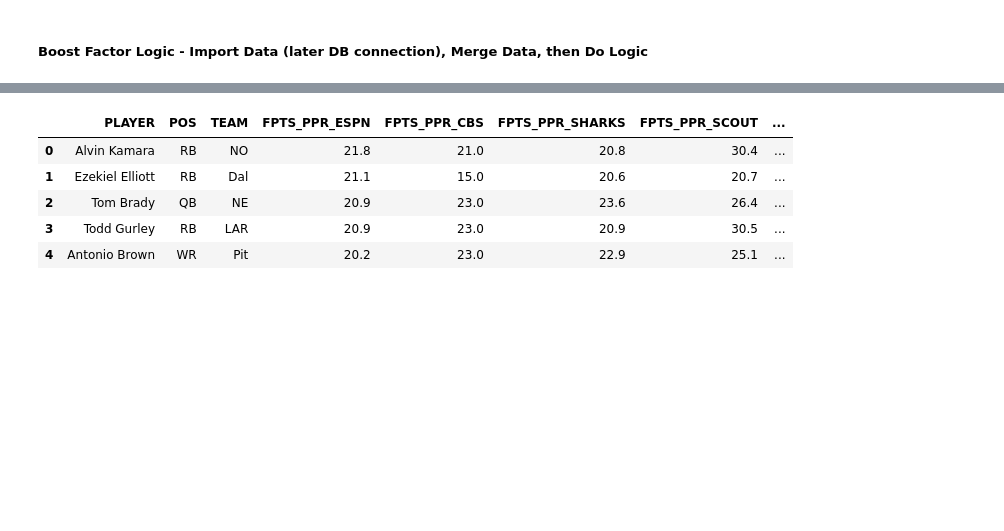
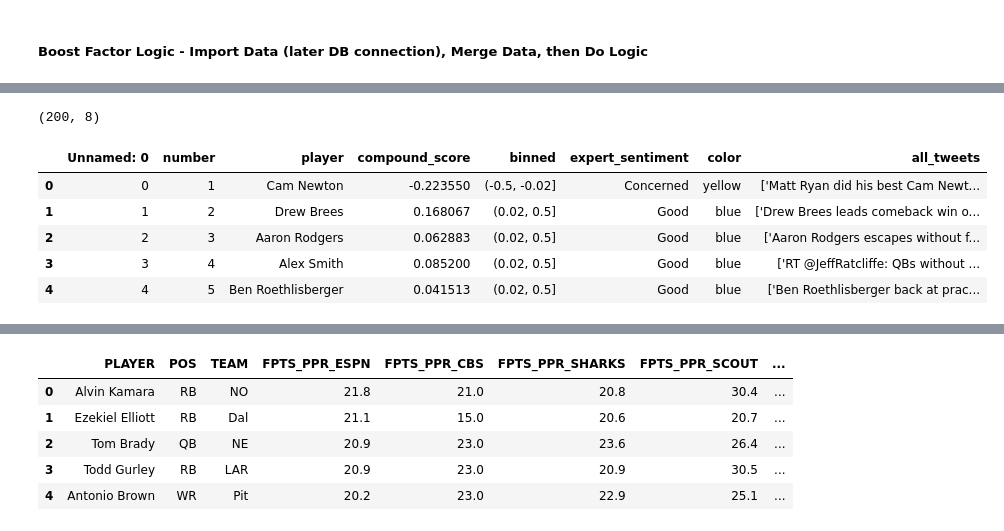
Before and after one commit to zgscherrer/Project-Fantasy-Football, a Jupyter notebook: data/exploratory_analysis/Customize Your Lineup - Trial Code.ipynb, the cells around one changed output, grey strips where cells are left out. Cells and saved outputs as stored; diff of their text form; code cells hidden in the pictures; blank space fills up the shorter version.

```diff
--- a/data/exploratory_analysis/Customize Your Lineup - Trial Code.ipynb
+++ b/data/exploratory_analysis/Customize Your Lineup - Trial Code.ipynb
@@ -148 +176,21 @@ df_tweets.head(3)
+# %%
+#get the tweet data for your week selected
+#select only columns you want
+stmt_tweets = f"""
+        SELECT *
+        FROM week_{week}_tweets
+       """
+
+#need to input db.session.bind in flask app due to different initalization process
+df_tweets = pd.read_sql_query(stmt_tweets, db)
+print(df_tweets.shape)
+df_tweets.head()
+# %% [output]
+(200, 8)
+|  | Unnamed: 0 | number | player | compound_score | binned | expert_sentiment | color | all_tweets |
+| 0 | 0 | 1 | Cam Newton | -0.223550 | (-0.5, -0.02] | Concerned | yellow | ['Matt Ryan did his best Cam Newt... |
+| 1 | 1 | 2 | Drew Brees | 0.168067 | (0.02, 0.5] | Good | blue | ['Drew Brees leads comeback win o... |
+| 2 | 2 | 3 | Aaron Rodgers | 0.062883 | (0.02, 0.5] | Good | blue | ['Aaron Rodgers escapes without f... |
+| 3 | 3 | 4 | Alex Smith | 0.085200 | (0.02, 0.5] | Good | blue | ['RT @JeffRatcliffe: QBs without ... |
+| 4 | 4 | 5 | Ben Roethlisberger | 0.041513 | (0.02, 0.5] | Good | blue | ['Ben Roethlisberger back at prac... |
 # %%
```
Also changed, not shown: parts of 31 cells of this notebook, 7 other files.
